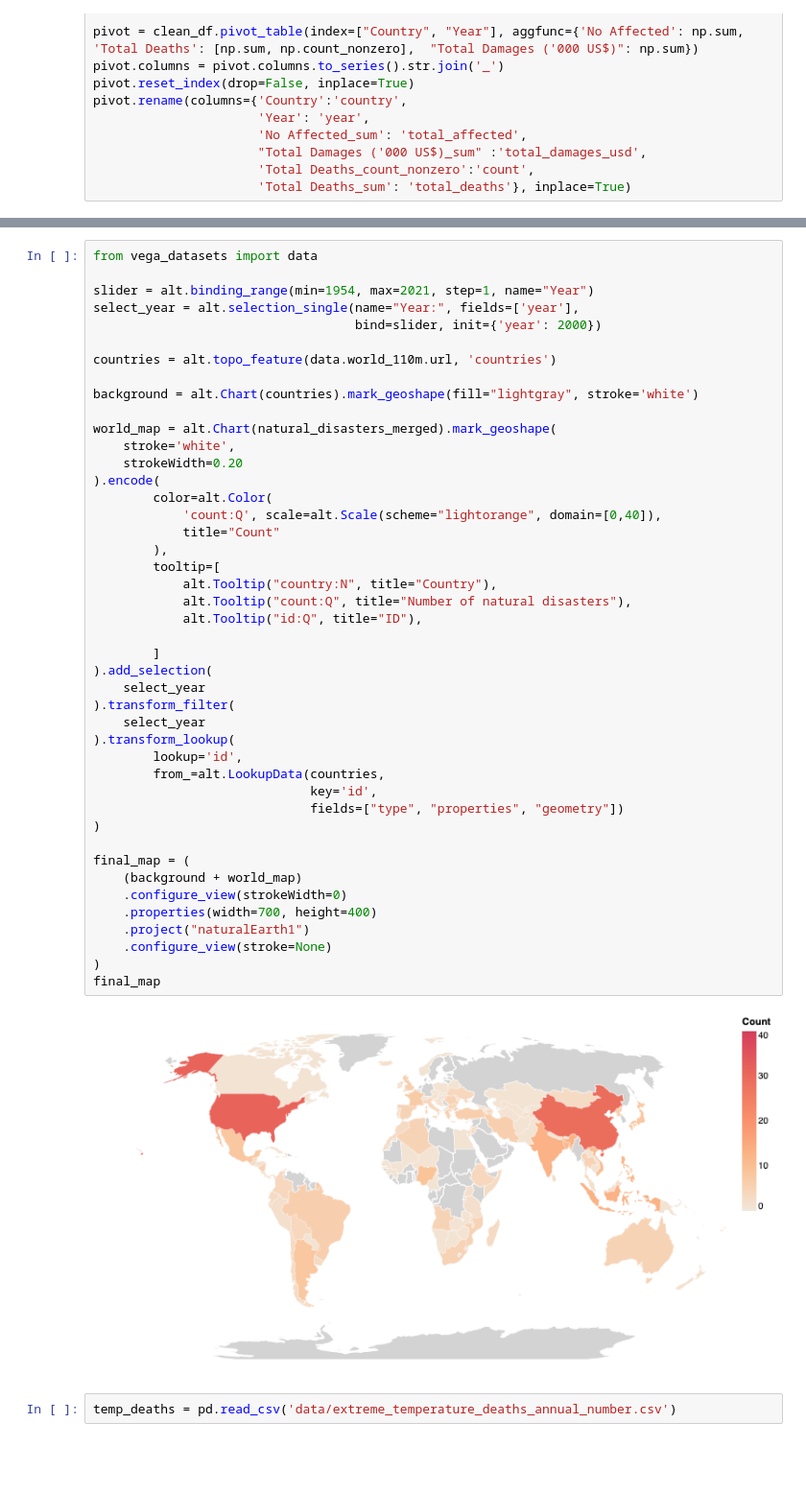
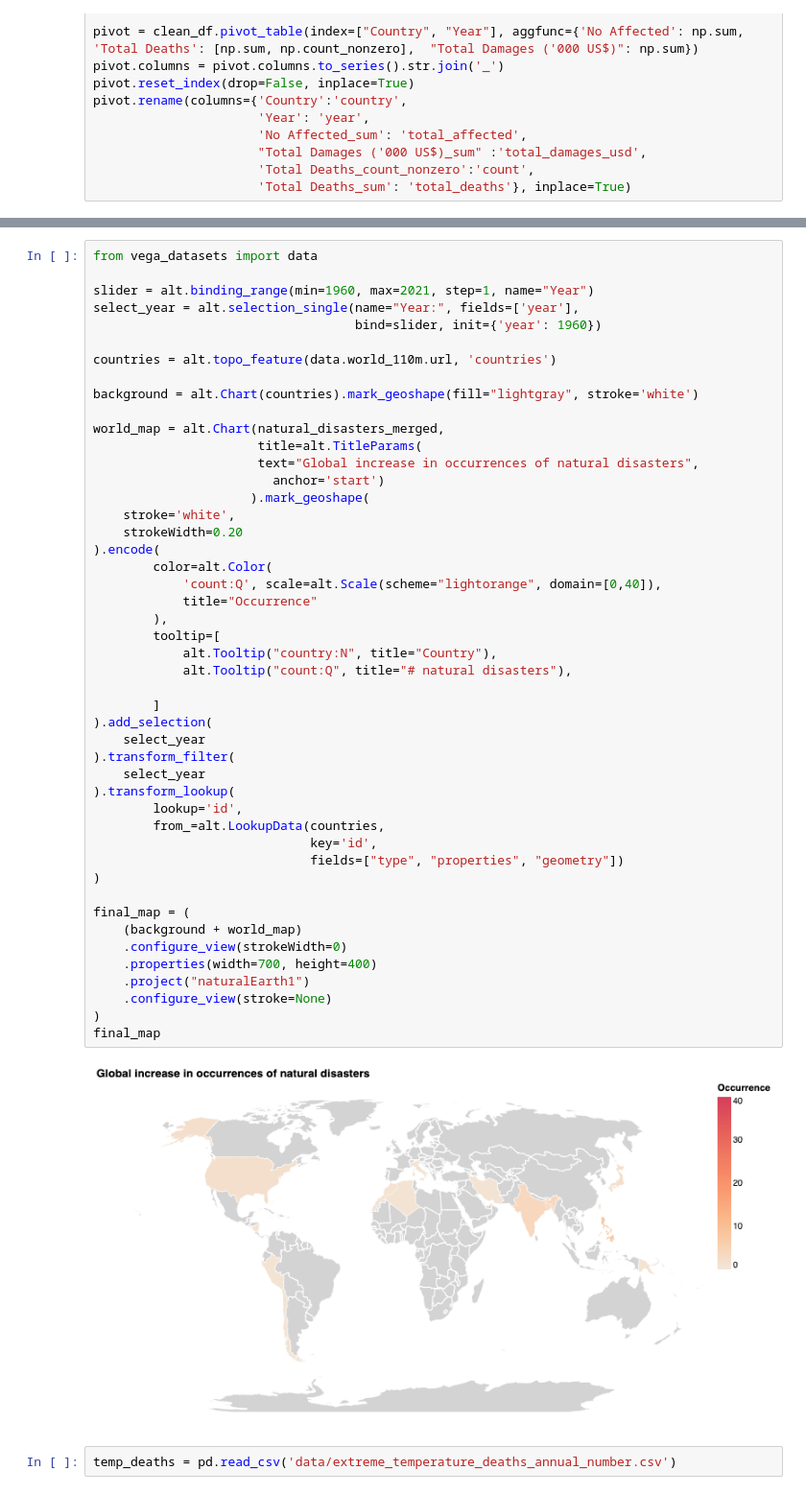
Before and after one commit to mel-liow/climate-analysis, a Jupyter notebook: climate_analysis.ipynb, the cells around one changed output, grey strips where cells are left out. Shown at 96% size. Cells and saved outputs as stored; diff of their text form; blank space fills up the shorter version.

Commit message:
Add styles to natural disaster plot

```diff
--- a/climate_analysis.ipynb
+++ b/climate_analysis.ipynb
@@ -315,49 +310,52 @@ natural_disasters_merged[natural_disasters_merged['country'] == 'Russia']
 # %%
 from vega_datasets import data
 
-slider = alt.binding_range(min=1954, max=2021, step=1, name="Year")
+slider = alt.binding_range(min=1960, max=2021, step=1, name="Year")
 select_year = alt.selection_single(name="Year:", fields=['year'],
-                                   bind=slider, init={'year': 2000})
+                                   bind=slider, init={'year': 1960})
 
 countries = alt.topo_feature(data.world_110m.url, 'countries')
 
 background = alt.Chart(countries).mark_geoshape(fill="lightgray", stroke='white')
 
-world_map = alt.Chart(natural_disasters_merged).mark_geoshape(
+world_map = alt.Chart(natural_disasters_merged,
+                      title=alt.TitleParams(
+                      text="Global increase in occurrences of natural disasters",
+                        anchor='start')
+                     ).mark_geoshape(
     stroke='white',
     strokeWidth=0.20
 ).encode(
         color=alt.Color(
             'count:Q', scale=alt.Scale(scheme="lightorange", domain=[0,40]),
-            title="Count"
+            title="Occurrence"
         ),
         tooltip=[
             alt.Tooltip("country:N", title="Country"),
-            alt.Tooltip("count:Q", title="Number of natural disasters"),
-            alt.Tooltip("id:Q", title="ID"),
+            alt.Tooltip("count:Q", title="# natural disasters"),
 
         ]
 ).add_selection(
     select_year
 ).transform_filter(
     select_year
 ).transform_lookup(
         lookup='id',
         from_=alt.LookupData(countries,
                              key='id',
                              fields=["type", "properties", "geometry"])
 )
 
 final_map = (
     (background + world_map)
     .configure_view(strokeWidth=0)
     .properties(width=700, height=400)
     .project("naturalEarth1")
     .configure_view(stroke=None)
 )
 final_map
 # %% [output]
-[figure, old version]
+[figure, new version]
 # %%
 temp_deaths = pd.read_csv('data/extreme_temperature_deaths_annual_number.csv')
 # %%
```
Also changed, not shown: parts of 2 cells of this notebook.
